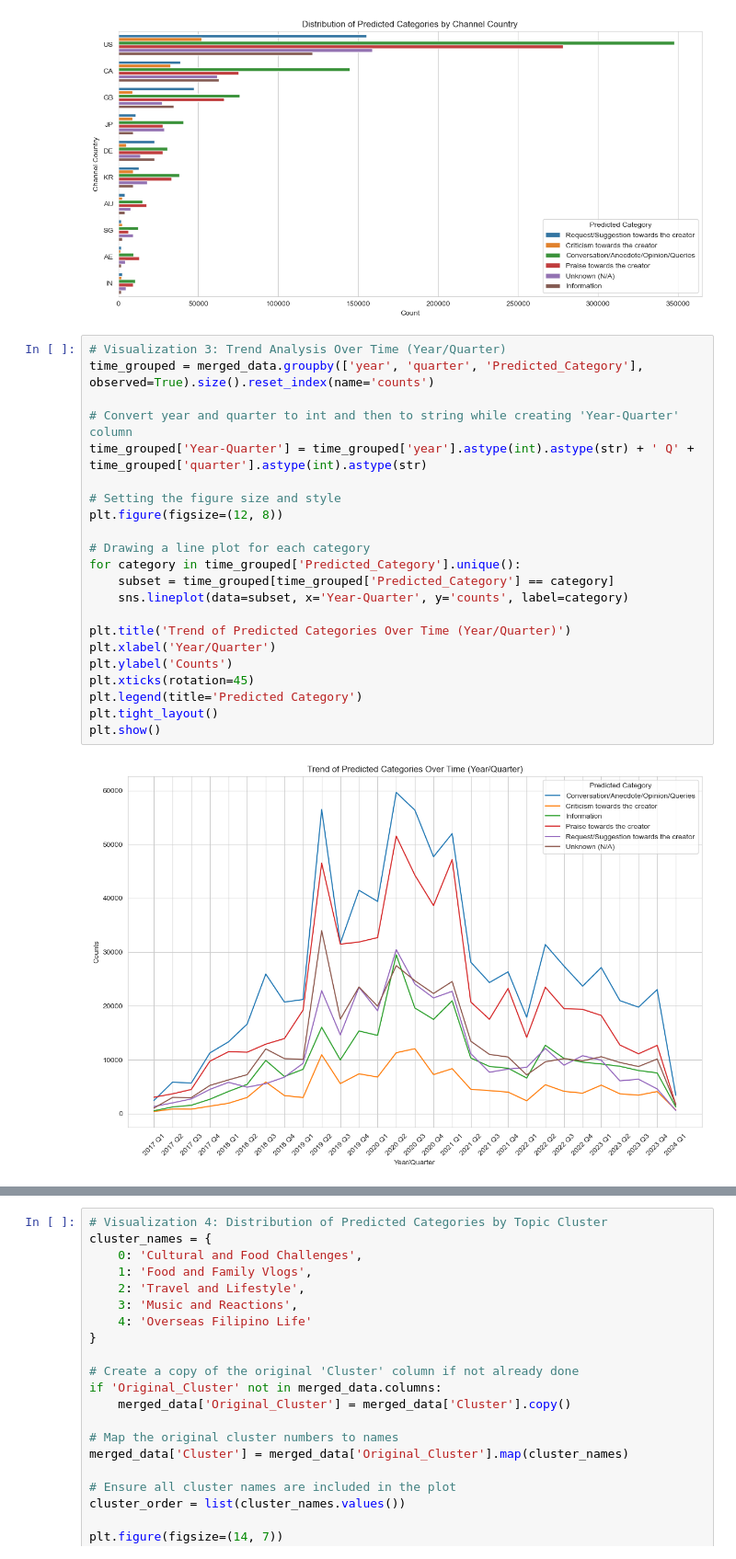
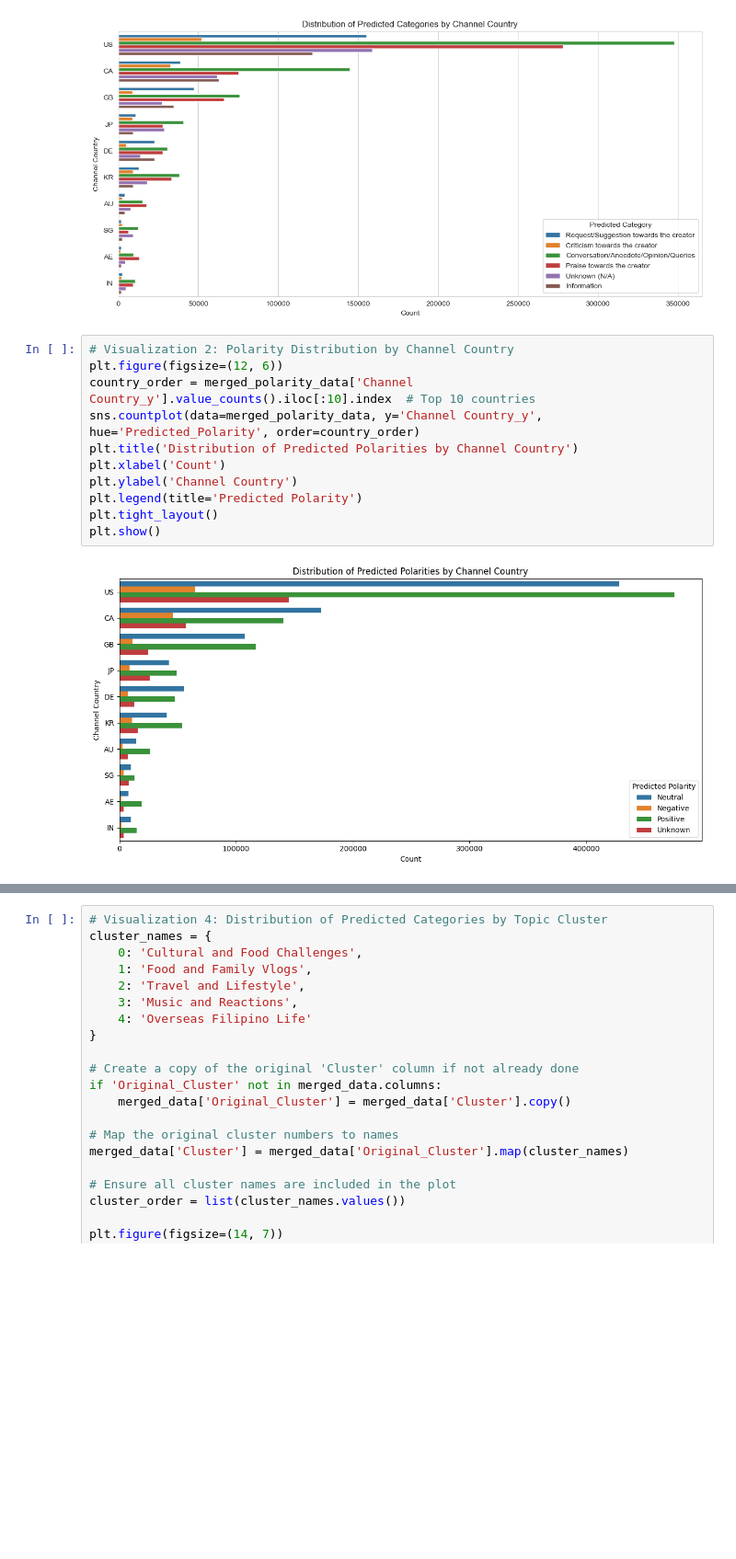
Before and after one commit to jaiiraaaaaa/thesis_EDA, a Jupyter notebook: Thesis_EDA.ipynb, the cells around one changed output, grey strips where cells are left out. Shown at 92% size. Cells and saved outputs as stored; diff of their text form; blank space fills up the shorter version.

```diff
--- a/Thesis_EDA.ipynb
+++ b/Thesis_EDA.ipynb
@@ -389,27 +419,16 @@ plt.tight_layout()
 plt.show()
 # %% [output]
 [figure]
-# %%
-# Visualization 3: Trend Analysis Over Time (Year/Quarter)
-time_grouped = merged_data.groupby(['year', 'quarter', 'Predicted_Category'], observed=True).size().reset_index(name='counts')
-
-# Convert year and quarter to int and then to string while creating 'Year-Quarter' column
-time_grouped['Year-Quarter'] = time_grouped['year'].astype(int).astype(str) + ' Q' + time_grouped['quarter'].astype(int).astype(str)
-
-# Setting the figure size and style
-plt.figure(figsize=(12, 8))
-
-# Drawing a line plot for each category
-for category in time_grouped['Predicted_Category'].unique():
-    subset = time_grouped[time_grouped['Predicted_Category'] == category]
-    sns.lineplot(data=subset, x='Year-Quarter', y='counts', label=category)
-
-plt.title('Trend of Predicted Categories Over Time (Year/Quarter)')
-plt.xlabel('Year/Quarter')
-plt.ylabel('Counts')
-plt.xticks(rotation=45)
-plt.legend(title='Predicted Category')
-plt.tight_layout()
-plt.show()
-# %% [output]
-[figure, removed]
+# %%
+# Visualization 2: Polarity Distribution by Channel Country
+plt.figure(figsize=(12, 6))
+country_order = merged_polarity_data['Channel Country_y'].value_counts().iloc[:10].index  # Top 10 countries
+sns.countplot(data=merged_polarity_data, y='Channel Country_y', hue='Predicted_Polarity', order=country_order)
+plt.title('Distribution of Predicted Polarities by Channel Country')
+plt.xlabel('Count')
+plt.ylabel('Channel Country')
+plt.legend(title='Predicted Polarity')
+plt.tight_layout()
+plt.show()
+# %% [output]
+[figure, added]
```
Also changed, not shown: parts of 23 cells of this notebook, 1 other file.
